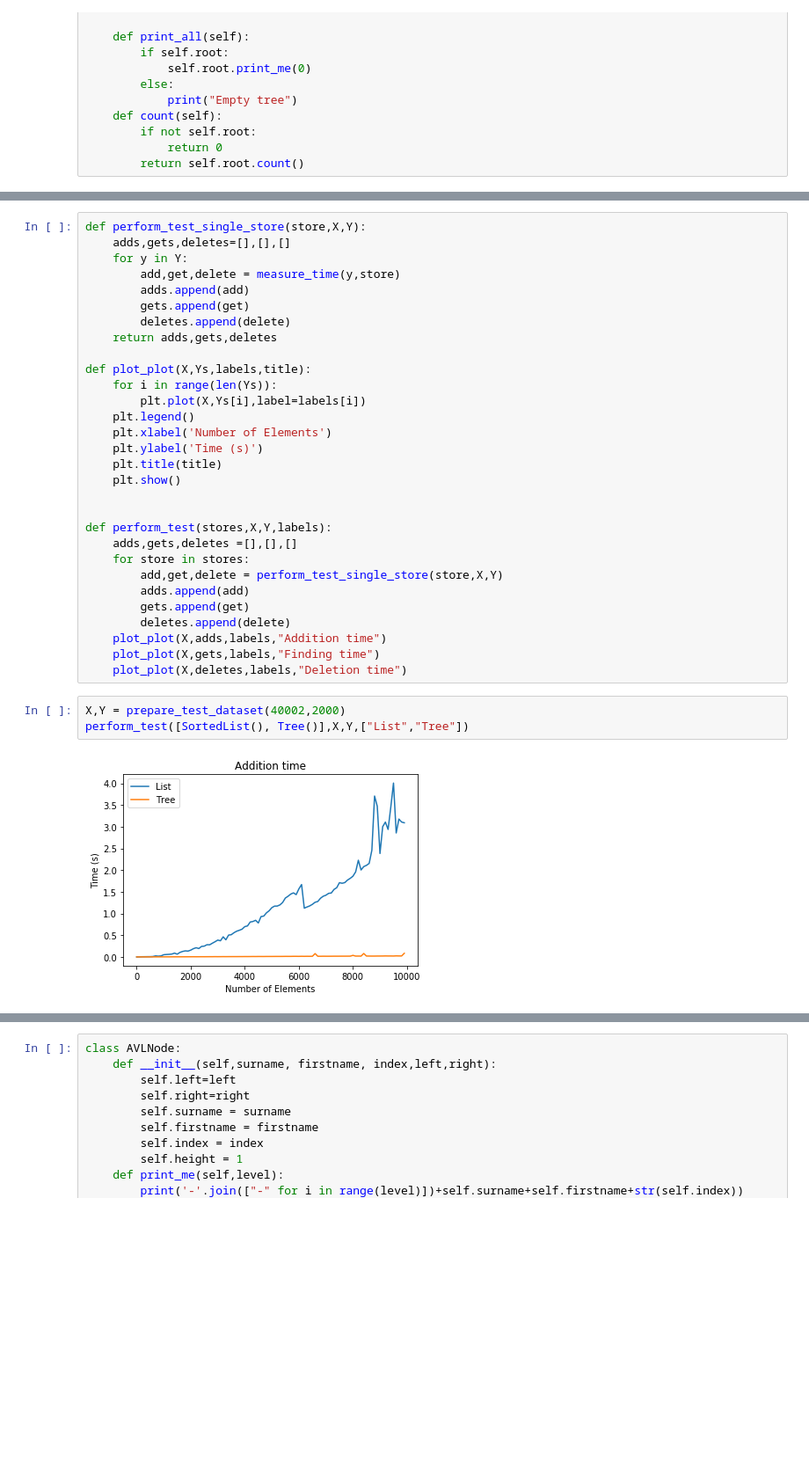
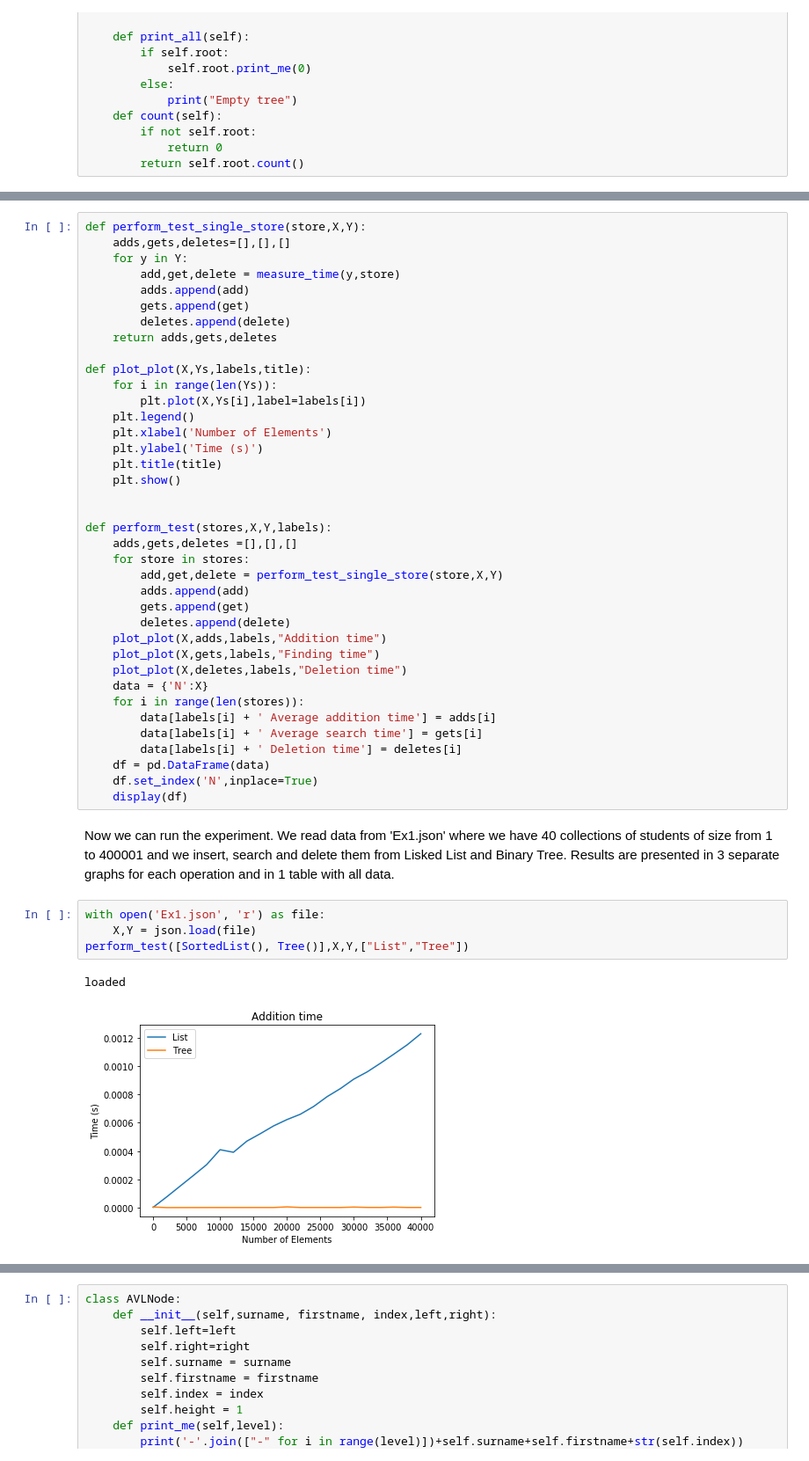
Before and after one commit to trebacz626/ai-projects-uni, a Jupyter notebook: Algorithms and Data Structures/lists&binarytrees/file.ipynb, the cells around one changed output, grey strips where cells are left out. Shown at 88% size. Saved outputs shown, nothing was run; the diff lists cells and outputs as text; blank space fills up the shorter version.

Commit message:
AL&DS and Big Data

```diff
--- a/Algorithms and Data Structures/lists&binarytrees/file.ipynb
+++ b/Algorithms and Data Structures/lists&binarytrees/file.ipynb
@@ -229,8 +274,20 @@ def perform_test(stores,X,Y,labels):
     plot_plot(X,adds,labels,"Addition time")
     plot_plot(X,gets,labels,"Finding time")
     plot_plot(X,deletes,labels,"Deletion time")
+    data = {'N':X}
+    for i in range(len(stores)):
+        data[labels[i] + ' Average addition time'] = adds[i]
+        data[labels[i] + ' Average search time'] = gets[i]
+        data[labels[i] + ' Deletion time'] = deletes[i]
+    df = pd.DataFrame(data)
+    df.set_index('N',inplace=True)
+    display(df)
+# %% [markdown]
+Now we can run the experiment. We read data from 'Ex1.json' where we have 40 collections of students of size from 1 to 400001 and we insert, search and delete them from Lisked List and Binary Tree. Results are presented in 3 separate graphs for each operation and in 1 table with all data.
 # %%
-X,Y = prepare_test_dataset(40002,2000)
+with open('Ex1.json', 'r') as file:
+    X,Y = json.load(file)
 perform_test([SortedList(), Tree()],X,Y,["List","Tree"])
 # %% [output]
+loaded
-[figure, old version]
+[figure, new version]
```
Also changed, not shown: parts of 32 cells of this notebook, 5 other files.
